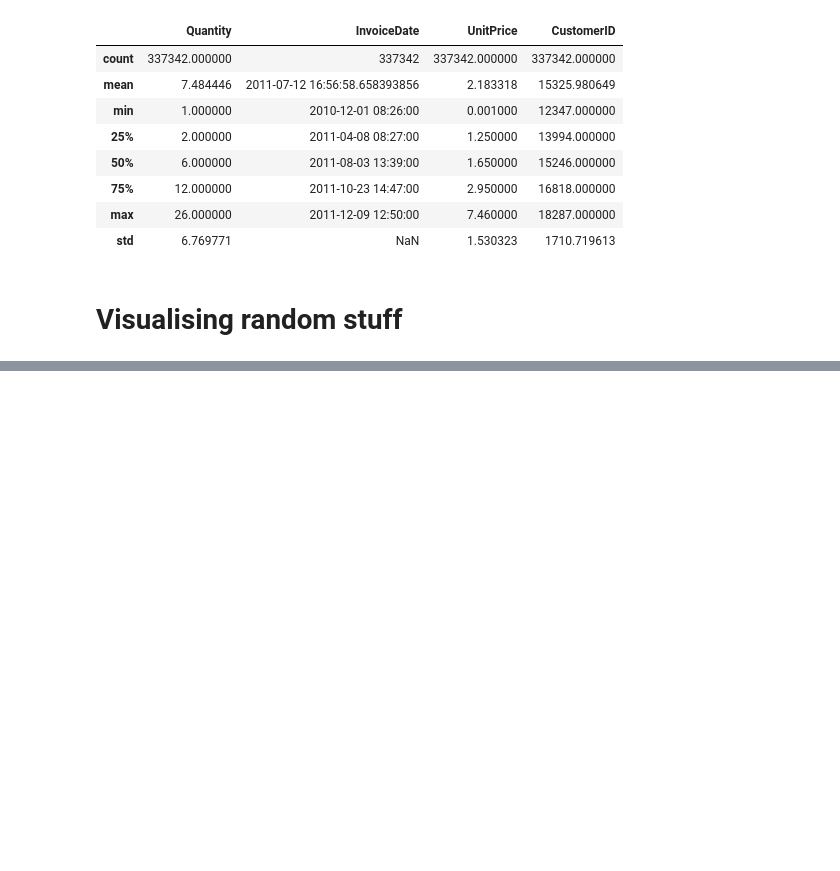
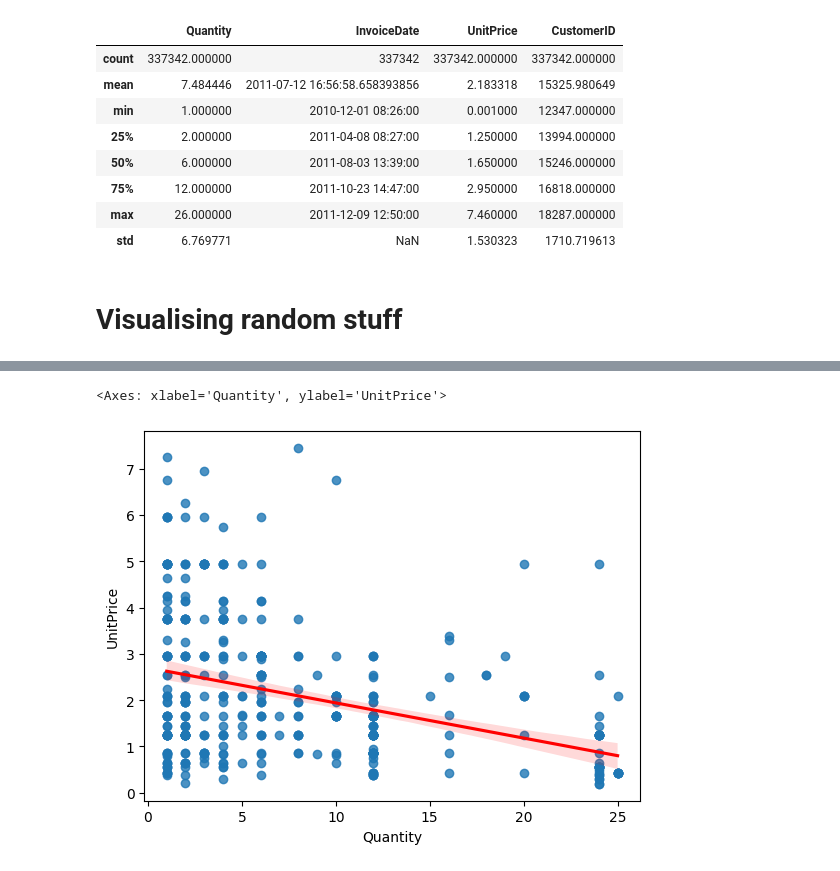
Before and after one commit to Supermjork/K-Kustomer-Klusters, a Jupyter notebook: notebook/visfun.ipynb, the cells around one changed output, grey strips where cells are left out. Drawn from its saved outputs; the diff is of its cells as text; code cells hidden in the pictures; blank space fills up the shorter version.

```diff
--- a/notebook/visfun.ipynb
+++ b/notebook/visfun.ipynb
@@ -42,0 +62,6 @@ prep_dat.describe())
+# %%
+reg_sample = prep_dat.sample(n = 420)
+sns.regplot(x = reg_sample['Quantity'], y = reg_sample['UnitPrice'], line_kws={"color": "red"})
+# %% [output]
+<Axes: xlabel='Quantity', ylabel='UnitPrice'>
+[figure, added]
```
Also changed, not shown: parts of 4 cells of this notebook.
